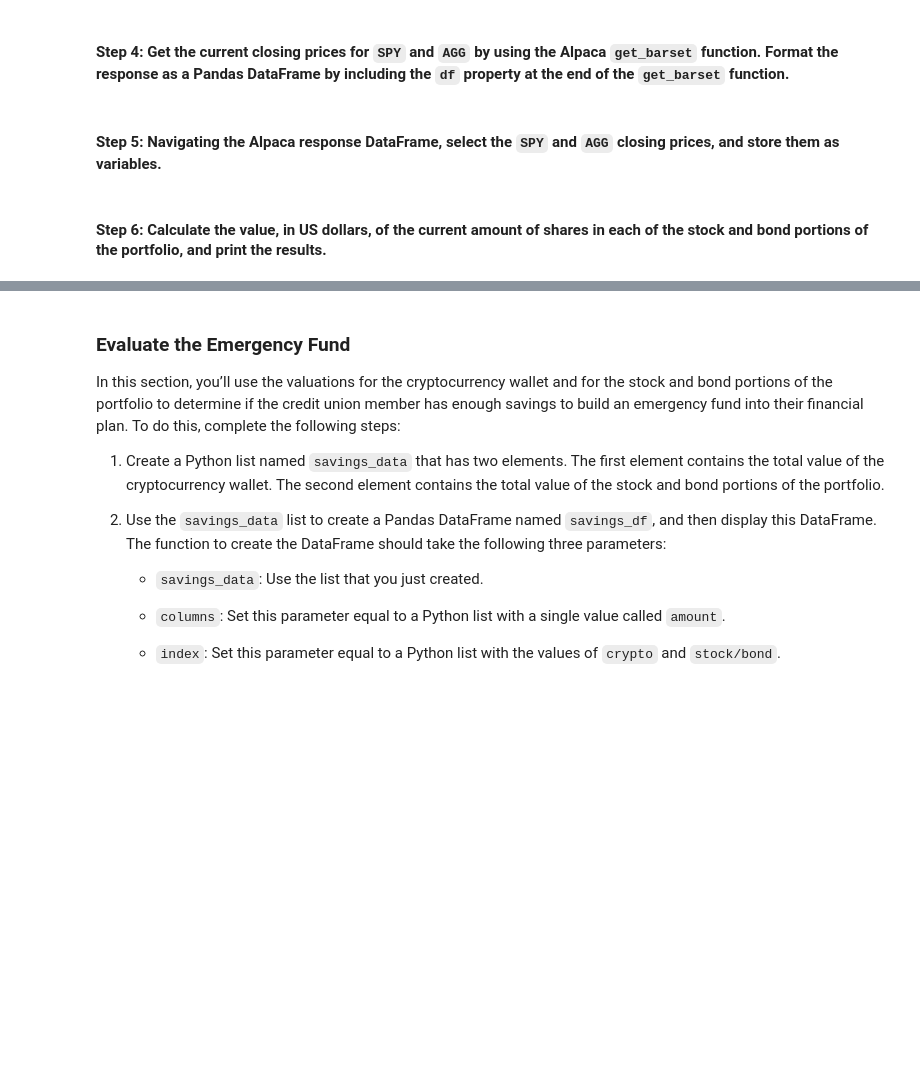
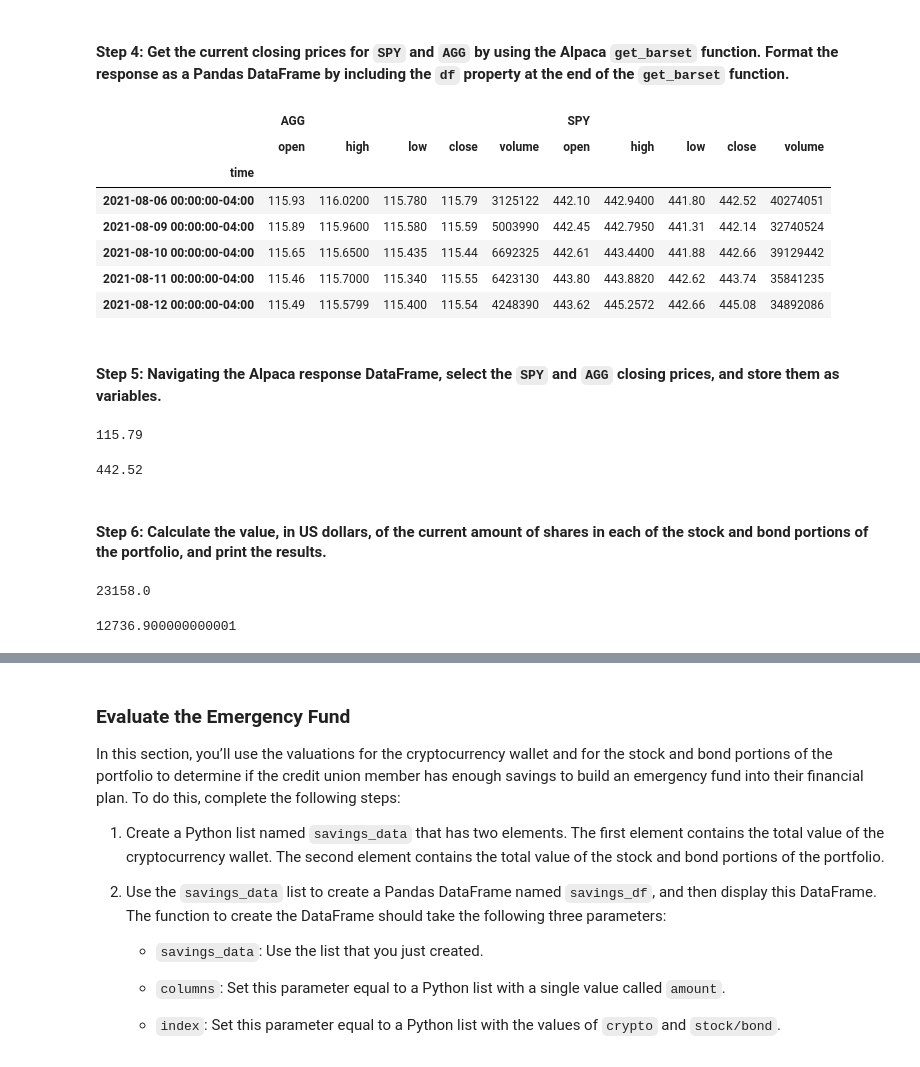
Before and after one commit to caltham/Challenge_5, a Jupyter notebook: financial_planning_tools.ipynb, the cells around one changed output, grey strips where cells are left out. Cells and saved outputs as stored; diff of their text form; code cells hidden in the pictures; blank space fills up the shorter version.

```diff
--- a/financial_planning_tools.ipynb
+++ b/financial_planning_tools.ipynb
@@ -200,11 +200,16 @@ agg_shares = 200
 #### Step 2: Set the variables for the Alpaca API and secret keys. Using the Alpaca SDK, create the Alpaca `tradeapi.REST` object. In this object, include the parameters for the Alpaca API key, the secret key, and the version number.
 # %%
 # Set the variables for the Alpaca API and secret keys
-# YOUR CODE HERE
-# YOUR CODE HERE
+
+alpaca_api_key = os.getenv("ALPACA_API_KEY")
+alpaca_secret_key = os.getenv("ALPACA_SECRET_KEY")
 
 # Create the Alpaca tradeapi.REST object
-# YOUR CODE HERE
+
+alpaca = tradeapi.REST(
+    alpaca_api_key,
+    alpaca_secret_key,
+    api_version="v2")
 # %% [markdown]
 #### Step 3: Set the following parameters for the Alpaca API call:
 
@@ -215,55 +220,91 @@ agg_shares = 200
 - `start_date` and `end_date`: Use the same date for these parameters, and format them with the date of the previous weekday (or `2020-08-07`). This is because you want the one closing price for the most-recent trading day.
 # %%
 # Set the tickers for both the bond and stock portion of the portfolio
-# YOUR CODE HERE
+
+tickers = ["SPY", "AGG"]
 
 # Set timeframe to 1D
-# YOUR CODE HERE
+
+timeframe = "1D"
 
 # Format current date as ISO format
 # Set both the start and end date at the date of your prior weekday
 # This will give you the closing price of the previous trading day
 # Alternatively you can use a start and end date of 2020-08-07
-# YOUR CODE HERE
-# YOUR CODE HERE
+
+start_date = pd.Timestamp("2020-08-07").isoformat()
+
+end_date = pd.Timestamp("2020-08-07").isoformat()
 # %% [markdown]
 #### Step 4: Get the current closing prices for `SPY` and `AGG` by using the Alpaca `get_barset` function. Format the response as a Pandas DataFrame by including the `df` property at the end of the `get_barset` function.
 # %%
 # Use the Alpaca get_barset function to get current closing prices the portfolio
 # Be sure to set the `df` property after the function to format the response object as a DataFrame
-# YOUR CODE HERE
+
+alpaca_df = alpaca.get_barset(
+    tickers,
+    timeframe,
+    start = start_date,
+    end = end_date
+).df
 
 # Review the first 5 rows of the Alpaca DataFrame
-# YOUR CODE HERE
+
+alpaca_df.head()
+# %% [output]
+|  | AGG |  |  |  |  | SPY |  |  |  |  |
+|  | open | high | low | close | volume | open | high | low | close | volume |
+| time |  |  |  |  |  |  |  |  |  |  |
+| 2021-08-06 00:00:00-04:00 | 115.93 | 116.0200 | 115.780 | 115.79 | 3125122 | 442.10 | 442.9400 | 441.80 | 442.52 | 40274051 |
+| 2021-08-09 00:00:00-04:00 | 115.89 | 115.9600 | 115.580 | 115.59 | 5003990 | 442.45 | 442.7950 | 441.31 | 442.14 | 32740524 |
+| 2021-08-10 00:00:00-04:00 | 115.65 | 115.6500 | 115.435 | 115.44 | 6692325 | 442.61 | 443.4400 | 441.88 | 442.66 | 39129442 |
+| 2021-08-11 00:00:00-04:00 | 115.46 | 115.7000 | 115.340 | 115.55 | 6423130 | 443.80 | 443.8820 | 442.62 | 443.74 | 35841235 |
+| 2021-08-12 00:00:00-04:00 | 115.49 | 115.5799 | 115.400 | 115.54 | 4248390 | 443.62 | 445.2572 | 442.66 | 445.08 | 34892086 |
 # %% [markdown]
 #### Step 5: Navigating the Alpaca response DataFrame, select the `SPY` and `AGG` closing prices, and store them as variables.
 # %%
 # Access the closing price for AGG from the Alpaca DataFrame
 # Converting the value to a floating point number
-agg_close_price = # YOUR CODE HERE
+
+agg_close_price = (alpaca_df["AGG"]["close"][0])
 
 # Print the AGG closing price
-# YOUR CODE HERE
+
+print(agg_close_price)
+# %% [output]
+115.79
 # %%
 # Access the closing price for SPY from the Alpaca DataFrame
 # Converting the value to a floating point number
-spy_close_price = # YOUR CODE HERE
+
+spy_close_price = (alpaca_df["SPY"]["close"][0])
 
 # Print the SPY closing price
-# YOUR CODE HERE
+
+print(spy_close_price)
+# %% [output]
+442.52
 # %% [markdown]
 #### Step 6: Calculate the value, in US dollars, of the current amount of shares in each of the stock and bond portions of the portfolio, and print the results.
 # %%
 # Calculate the current value of the bond portion of the portfolio
-agg_value = # YOUR CODE HERE
+
+agg_value = agg_close_price * agg_shares
 
 # Print the current value of the bond portfolio
-# YOUR CODE HERE
+
+print(agg_value)
+# %% [output]
+23158.0
 # %%
 # Calculate the current value of the stock portion of the portfolio
-spy_value = # YOUR CODE HERE
+
+spy_value = agg_close_price * spy_shares
 
 # Print the current value of the stock portfolio
-# YOUR CODE HERE
+
+print(spy_value)
+# %% [output]
+12736.900000000001
 # %%
 # Calculate the total value of the stock and bond portion of the portfolio
```
Also changed, not shown: parts of 16 cells of this notebook.
